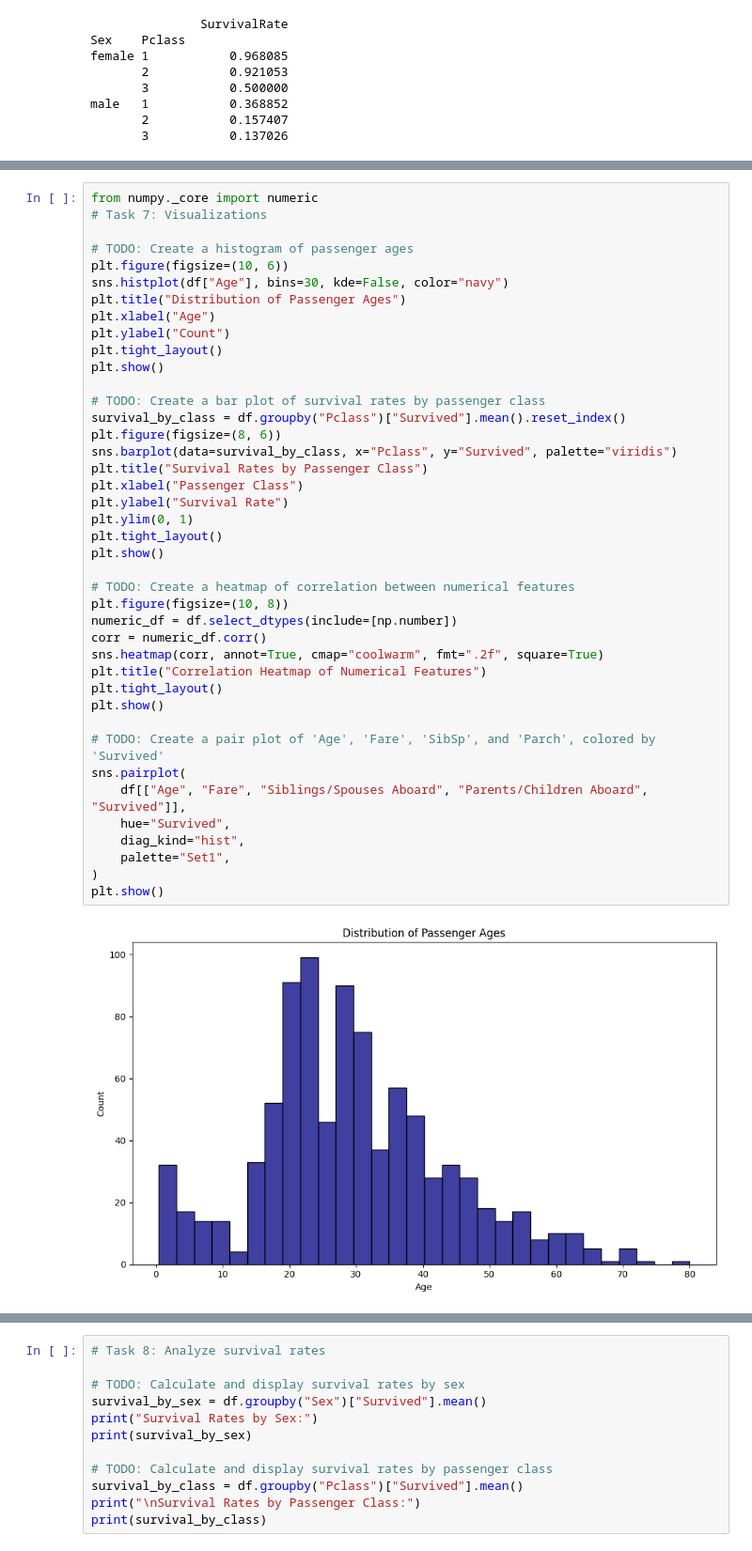
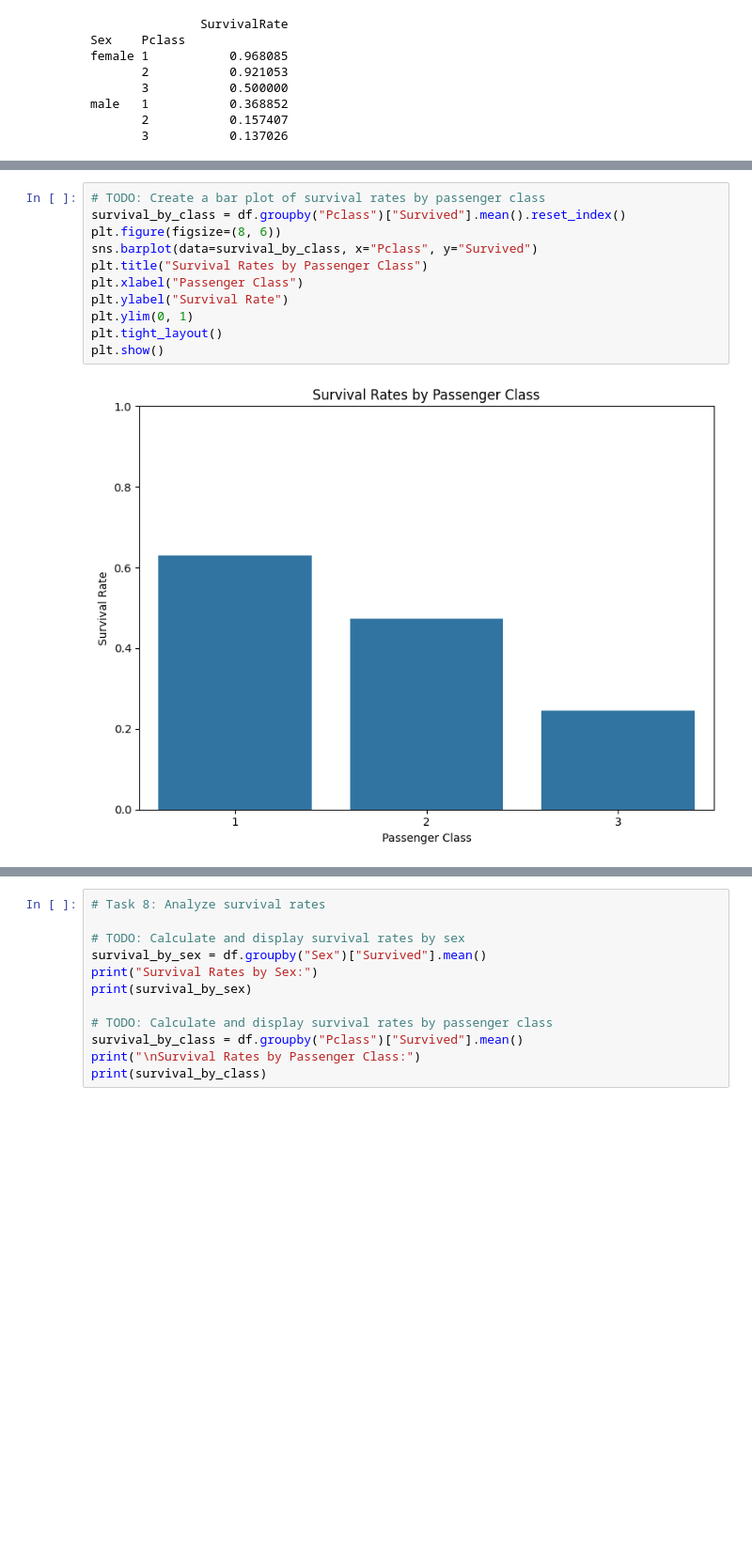
Before and after one commit to corrielynnyuill-debug/assignment5-cly, a Jupyter notebook: Lesson_5_Assignment.ipynb, the cells around one changed output, grey strips where cells are left out. Shown at 94% size. Drawn from its saved outputs; the diff is of its cells as text; blank space fills up the shorter version.

```diff
--- a/Lesson_5_Assignment.ipynb
+++ b/Lesson_5_Assignment.ipynb
@@ -175,43 +189,13 @@ male   1           0.368852
 # %%
-from numpy._core import numeric
-# Task 7: Visualizations
-
-# TODO: Create a histogram of passenger ages
-plt.figure(figsize=(10, 6))
-sns.histplot(df["Age"], bins=30, kde=False, color="navy")
-plt.title("Distribution of Passenger Ages")
-plt.xlabel("Age")
-plt.ylabel("Count")
-plt.tight_layout()
-plt.show()
-
 # TODO: Create a bar plot of survival rates by passenger class
 survival_by_class = df.groupby("Pclass")["Survived"].mean().reset_index()
 plt.figure(figsize=(8, 6))
-sns.barplot(data=survival_by_class, x="Pclass", y="Survived", palette="viridis")
+sns.barplot(data=survival_by_class, x="Pclass", y="Survived")
 plt.title("Survival Rates by Passenger Class")
 plt.xlabel("Passenger Class")
 plt.ylabel("Survival Rate")
 plt.ylim(0, 1)
 plt.tight_layout()
 plt.show()
-
-# TODO: Create a heatmap of correlation between numerical features
-plt.figure(figsize=(10, 8))
-numeric_df = df.select_dtypes(include=[np.number])
-corr = numeric_df.corr()
-sns.heatmap(corr, annot=True, cmap="coolwarm", fmt=".2f", square=True)
-plt.title("Correlation Heatmap of Numerical Features")
-plt.tight_layout()
-plt.show()
-
-# TODO: Create a pair plot of 'Age', 'Fare', 'SibSp', and 'Parch', colored by 'Survived'
-sns.pairplot(
-    df[["Age", "Fare", "Siblings/Spouses Aboard", "Parents/Children Aboard", "Survived"]],
-    hue="Survived",
-    diag_kind="hist",
-    palette="Set1",
-)
-plt.show()
 # %% [output]
-[figure, old version]
+[figure, new version]
```
Also changed, not shown: parts of 4 cells of this notebook.
